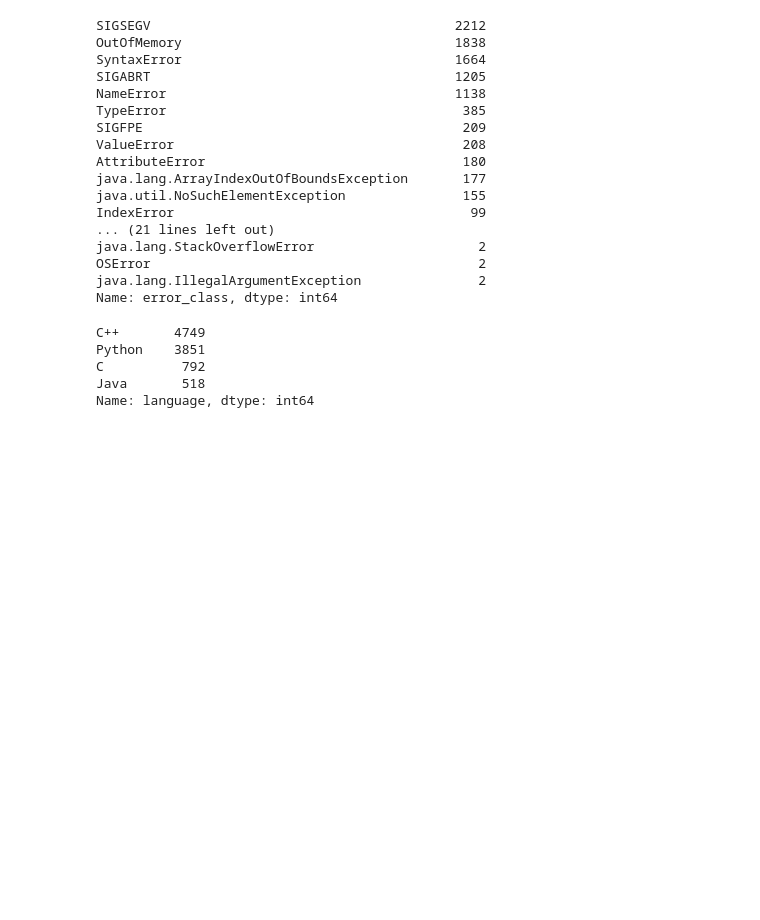
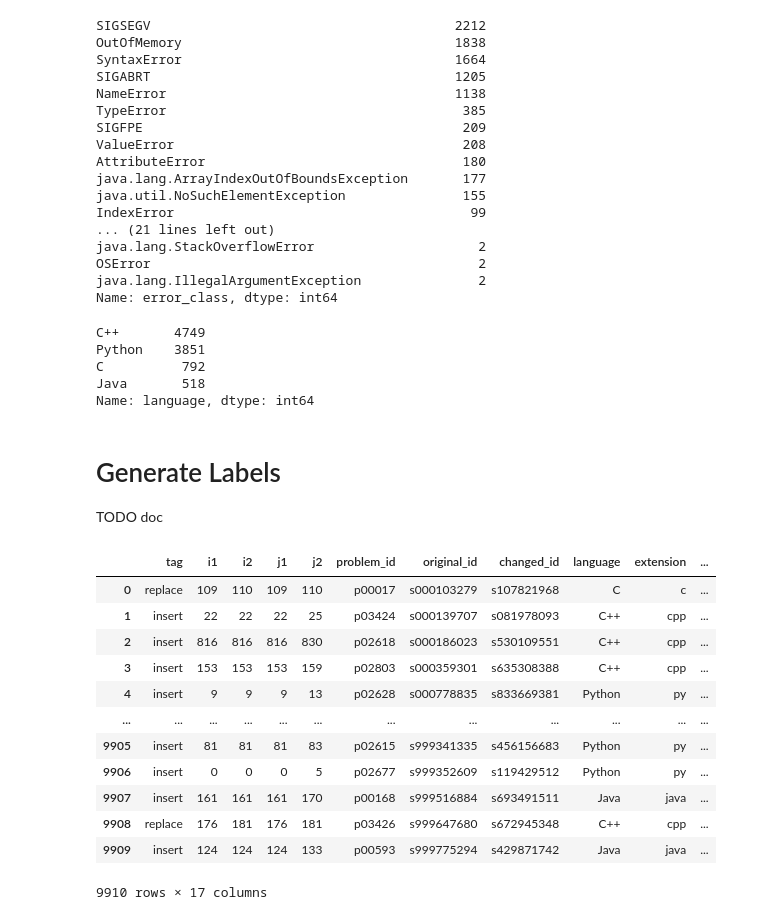
Before and after one commit to alexjercan/bug-detection, a Jupyter notebook: BugDetection.ipynb, the cells around one changed output. Cells and saved outputs as stored; diff of their text form; code cells hidden in the pictures; blank space fills up the shorter version.

Commit message:
added generated labels functions

```diff
--- a/BugDetection.ipynb
+++ b/BugDetection.ipynb
@@ -22,6 +22,7 @@ import pandas as pd
 pd.set_option('max_columns', None)
 
 input_path = "../input/"
+generated_data_path = input_path + "generated/data/"
 root_path = input_path + "Project_CodeNet/"
 
 metadata_path = root_path + "metadata/"
@@ -32,6 +33,8 @@ generated_pairs_tok_path = input_path + "generated/generated_pairs_tok.csv"
 token_class_generated_pairs_path = input_path + "generated/token_class_generated_pairs.csv"
 clean_pairs_path = input_path + "generated/clean_pairs.csv"
 error_pairs_path = input_path + "generated/error_pairs.csv"
+clean_error_pairs_path = input_path + "generated/clean_error_pairs.csv"
+generate_labels_path = input_path + "generated/generate_labels.csv"
 
 codenet.P = 4
 # %% [markdown]
@@ -455,3 +459,7 @@ Python    3851
 C          792
 Java       518
 Name: language, dtype: int64
+# %% [markdown]
+# Generate Labels
+
+TODO doc
@@ -457,0 +469,17 @@ Name: language, dtype: int64
+# %%
+generate_labels_df = pd.read_csv(generate_labels_path)
+generate_labels_df
+# %% [output]
+|  | tag | i1 | i2 | j1 | j2 | problem_id | original_id | changed_id | language | extension | ... |
+| 0 | replace | 109 | 110 | 109 | 110 | p00017 | s000103279 | s107821968 | C | c | ... |
+| 1 | insert | 22 | 22 | 22 | 25 | p03424 | s000139707 | s081978093 | C++ | cpp | ... |
+| 2 | insert | 816 | 816 | 816 | 830 | p02618 | s000186023 | s530109551 | C++ | cpp | ... |
+| 3 | insert | 153 | 153 | 153 | 159 | p02803 | s000359301 | s635308388 | C++ | cpp | ... |
+| 4 | insert | 9 | 9 | 9 | 13 | p02628 | s000778835 | s833669381 | Python | py | ... |
+| ... | ... | ... | ... | ... | ... | ... | ... | ... | ... | ... | ... |
+| 9905 | insert | 81 | 81 | 81 | 83 | p02615 | s999341335 | s456156683 | Python | py | ... |
+| 9906 | insert | 0 | 0 | 0 | 5 | p02677 | s999352609 | s119429512 | Python | py | ... |
+| 9907 | insert | 161 | 161 | 161 | 170 | p00168 | s999516884 | s693491511 | Java | java | ... |
+| 9908 | replace | 176 | 181 | 176 | 181 | p03426 | s999647680 | s672945348 | C++ | cpp | ... |
+| 9909 | insert | 124 | 124 | 124 | 133 | p00593 | s999775294 | s429871742 | Java | java | ... |
+9910 rows × 17 columns
```
Also changed, not shown: parts of 9 cells of this notebook, 1 other file.
